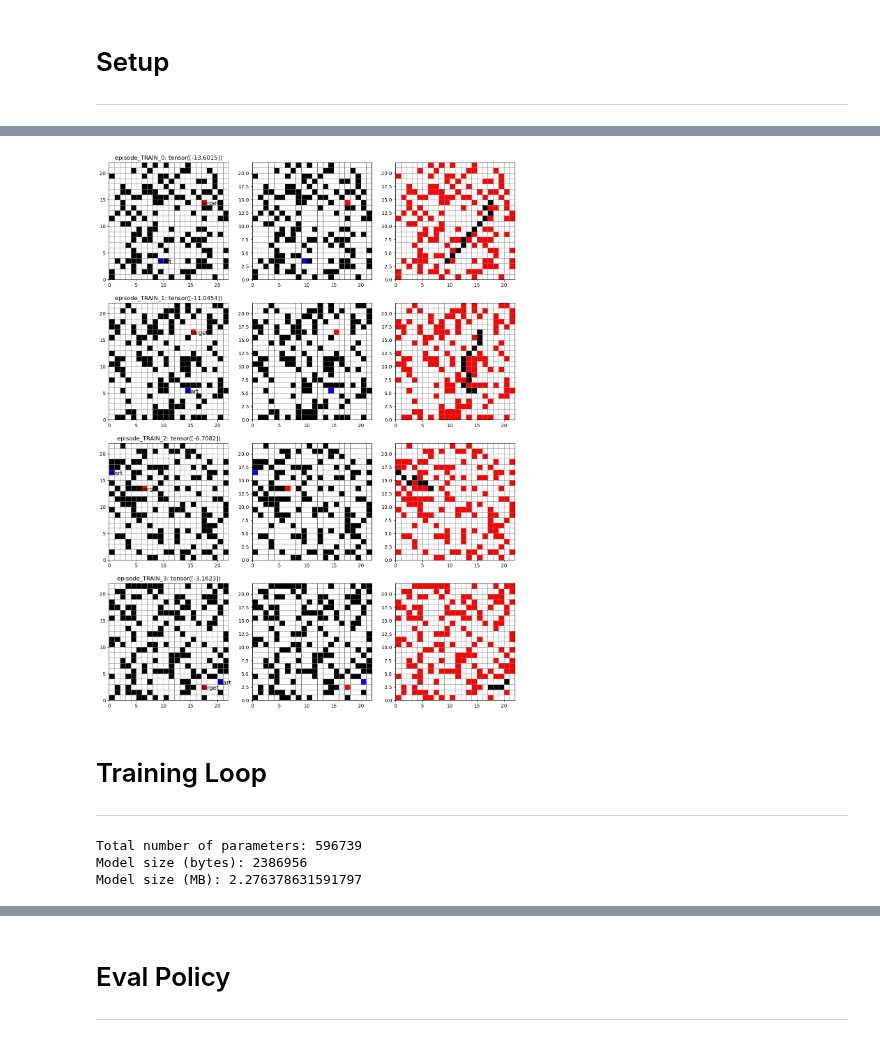
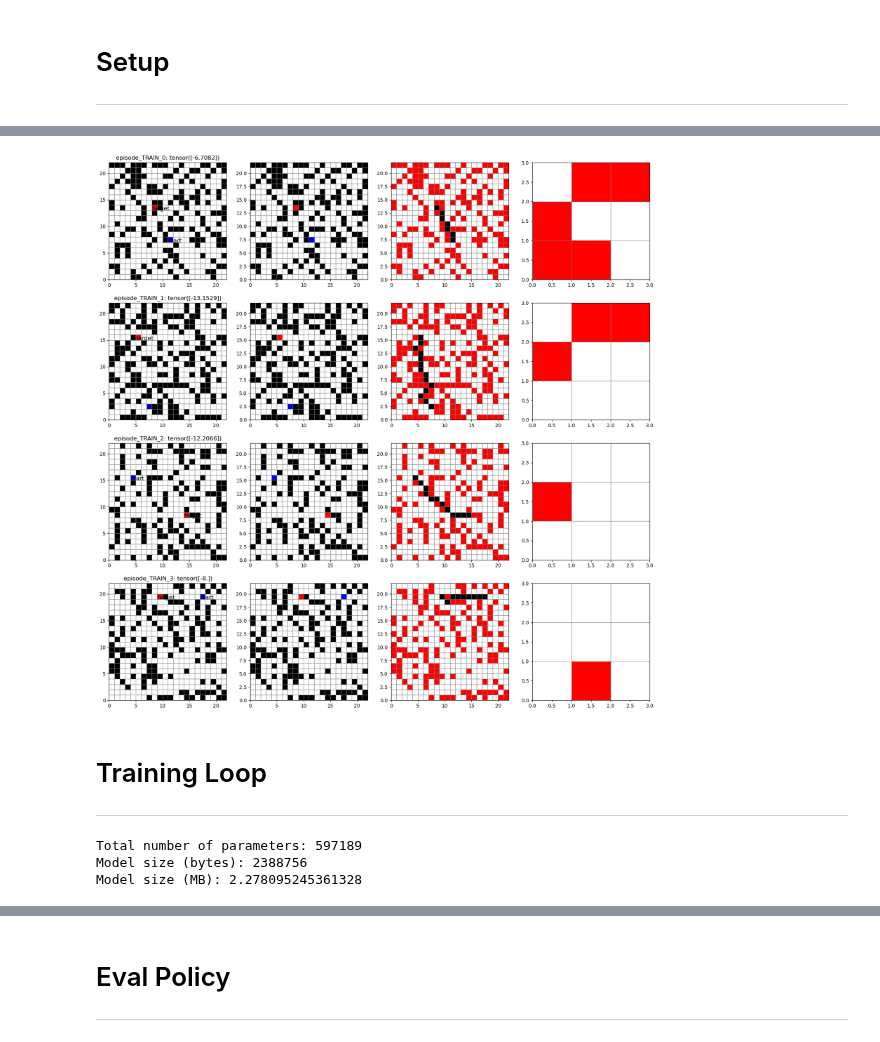
Before and after one commit to Chengbai/rf_agent, a Jupyter notebook: pre_train_angent_v1.ipynb, the cells around one changed output, grey strips where cells are left out. Saved outputs shown, nothing was run; the diff lists cells and outputs as text; code cells hidden in the pictures.

Commit message:
Add fov mask
1. Pre-train add fov-mask
2. Fine-tune add fov-mask

```diff
--- a/pre_train_angent_v1.ipynb
+++ b/pre_train_angent_v1.ipynb
@@ -84,23 +84,24 @@ data loader: EVAL, 53
 # %%
 episode_samples = 4
 fig, axes = plt.subplots(
-    nrows=episode_samples, ncols=3, squeeze=False, figsize=(15, 20)
+    nrows=episode_samples, ncols=4, squeeze=False, figsize=(20, episode_samples * 5)
 )
 
 cur_eidx = 0
 for eidx in range(episode_samples):
     es = train_dataset.get_episode(cur_eidx)
     cur_eidx += len(es.best_path)
     es.viz(ax=axes[eidx][0], reward_model=reward_model)
 
     # Viz fov
     fov = es.fov(center_pos=es.agent.start_state.position())
     # print(f"fov: {fov.size()}, {fov}")
     # print(f"fov: {fov}")
     es.viz_fov(ax=axes[eidx][1])
     es.viz_optimal_path(ax=axes[eidx][2])
+    es.viz_block_mask(center_pos=es.best_path[0], ax=axes[eidx][3])
 
     es = train_dataset.get_episode(eidx)
     # print(f"best_path: {es.best_path}")
 # %% [output]
-[figure, old version]
+[figure, new version]
@@ -112,7 +115,7 @@ for eidx in range(episode_samples):
 #     policy_mode=PolicyMode.TRANSFORMER_WITH_LATE_POSITION_FUSION, config=config
 # ).to(config.device)
 
-checkpoint_path = "/Users/chengbai/ml/cheng_git/rf_agent/rf_model_policy_PRE_TRAIN_20250626081753_7.pt"
+checkpoint_path = "/Users/chengbai/ml/cheng_git/rf_agent/rf_model_policy_PRE_TRAIN_20250701160706_1.pt"
 policy, optimizer, lr_scheduler = load_checkpoint(
     checkpoint_path=checkpoint_path,
     config=config,
@@ -122,9 +125,9 @@ policy.to(config.device)
 
 get_model_size(model=policy)
 # %% [output]
-Total number of parameters: 596739
-Model size (bytes): 2386956
-Model size (MB): 2.276378631591797
+Total number of parameters: 597189
+Model size (bytes): 2388756
+Model size (MB): 2.278095245361328
 # %%
 pre_trainer = PreTrainer(config=config, policy=policy)
 pre_trainer.run(train_dataset=train_dataset, eval_dataset=eval_dataset)
```
Also changed, not shown: parts of 7 cells of this notebook, 9 other files.
